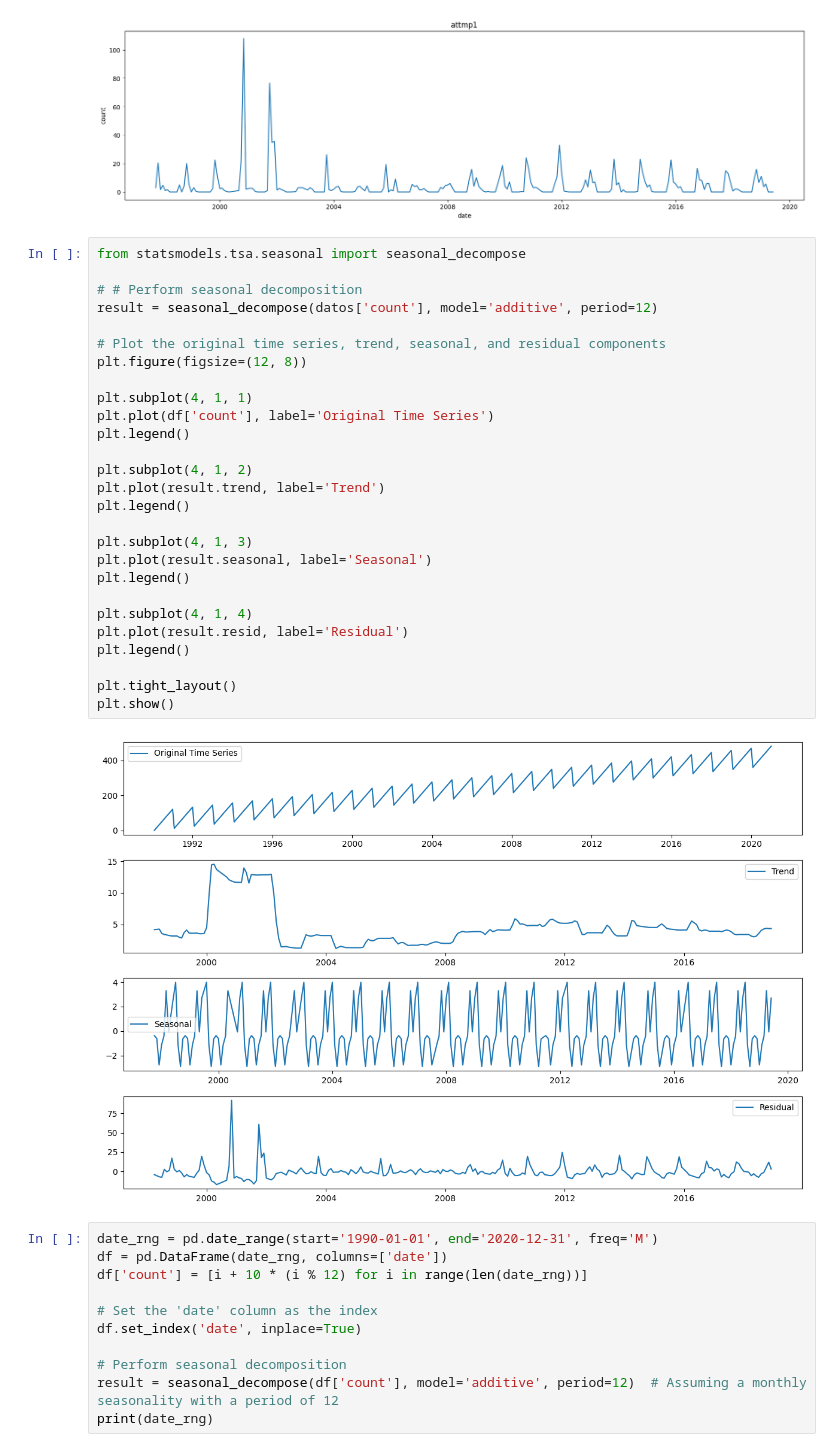
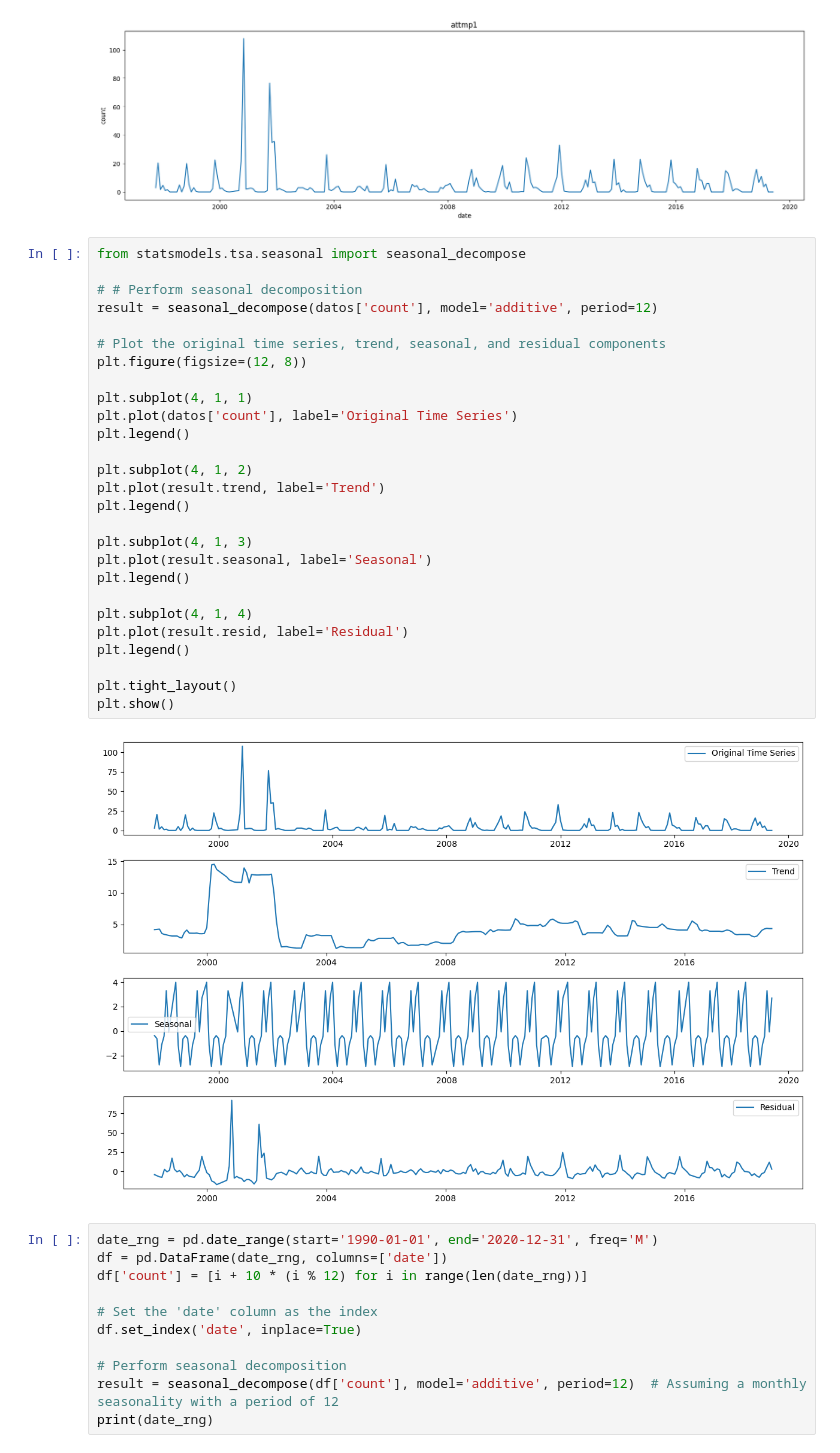
Before and after one commit to mckenned/mlProjectBirds, a Jupyter notebook: Visualización_AgrMes_Danielle.ipynb, the cells around one changed output. Drawn from its saved outputs; the diff is of its cells as text.

Commit message:
Fix typo in seasonal decomp visualization

```diff
--- a/Visualización_AgrMes_Danielle.ipynb
+++ b/Visualización_AgrMes_Danielle.ipynb
@@ -284,32 +284,32 @@ trazar(datos['count'], title="Variación Mosquitero")
 # %%
 from statsmodels.tsa.seasonal import seasonal_decompose
 
 # # Perform seasonal decomposition
 result = seasonal_decompose(datos['count'], model='additive', period=12)
 
 # Plot the original time series, trend, seasonal, and residual components
 plt.figure(figsize=(12, 8))
 
 plt.subplot(4, 1, 1)
-plt.plot(df['count'], label='Original Time Series')
+plt.plot(datos['count'], label='Original Time Series')
 plt.legend()
 
 plt.subplot(4, 1, 2)
 plt.plot(result.trend, label='Trend')
 plt.legend()
 
 plt.subplot(4, 1, 3)
 plt.plot(result.seasonal, label='Seasonal')
 plt.legend()
 
 plt.subplot(4, 1, 4)
 plt.plot(result.resid, label='Residual')
 plt.legend()
 
 plt.tight_layout()
 plt.show()
 # %% [output]
-[figure, old version]
+[figure, new version]
 # %%
 date_rng = pd.date_range(start='1990-01-01', end='2020-12-31', freq='M')
 df = pd.DataFrame(date_rng, columns=['date'])
```
